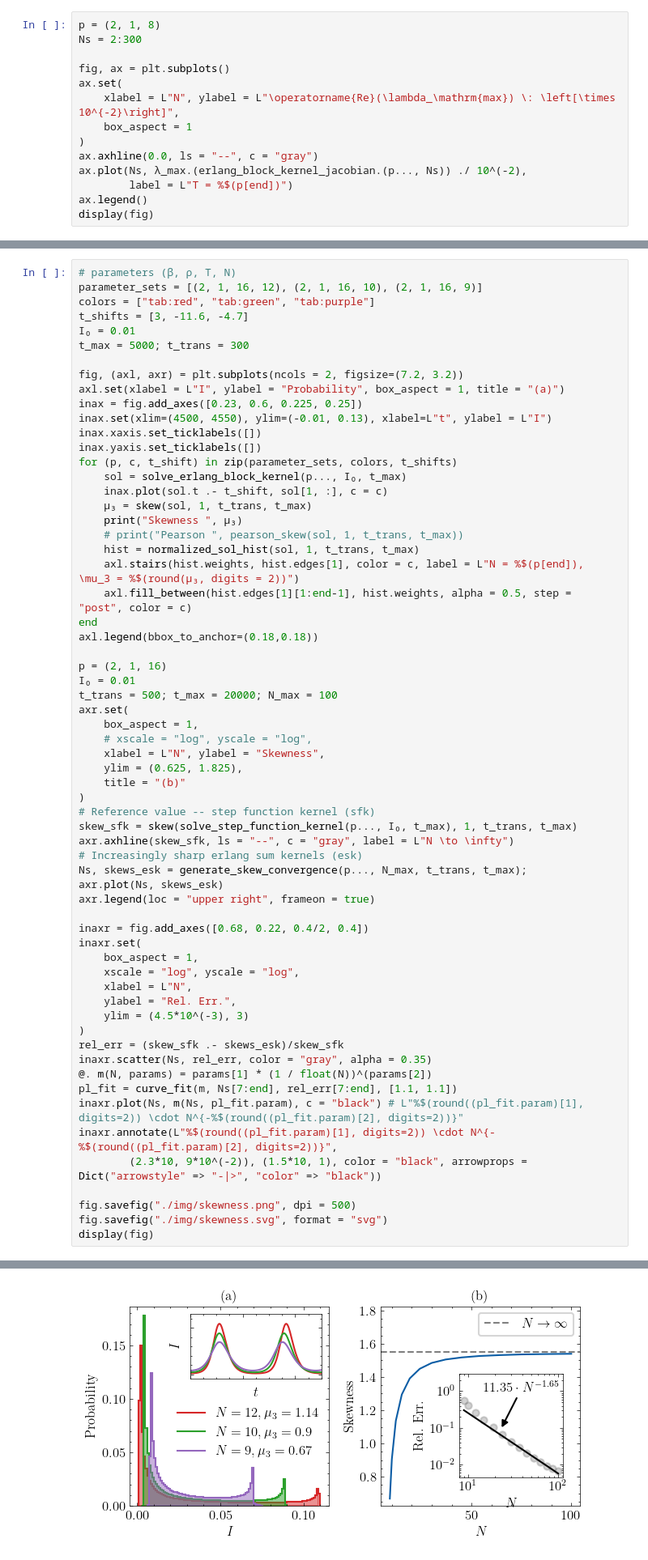
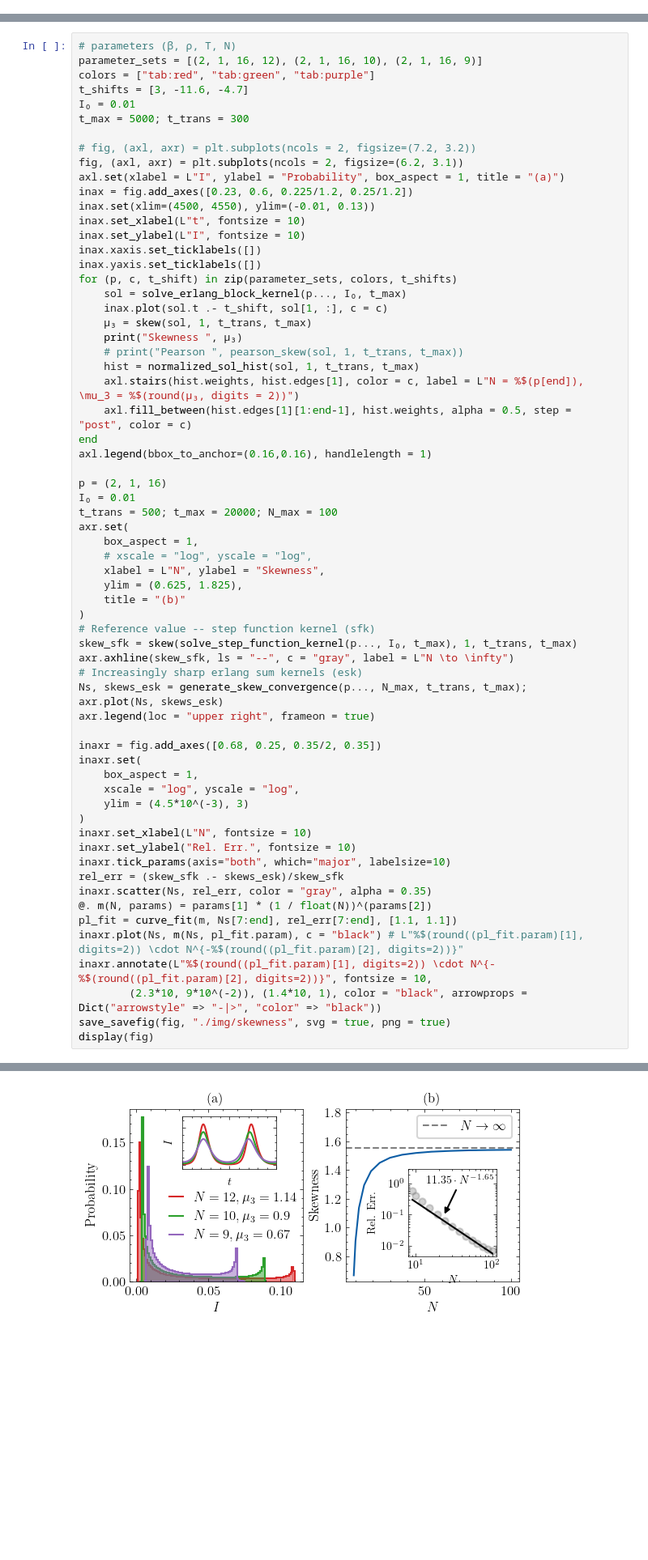
Before and after one commit to ISCOTTYI/sirs-oscillations, a Jupyter notebook: numerical_analysis.ipynb, the cells around one changed output, grey strips where cells are left out. Shown at 81% size. Cells and saved outputs as stored; diff of their text form; blank space fills up the shorter version.

```diff
--- a/numerical_analysis.ipynb
+++ b/numerical_analysis.ipynb
@@ -241,14 +256,0 @@ display(fig)
-# %%
-p = (2, 1, 8)
-Ns = 2:300
-
-fig, ax = plt.subplots()
-ax.set(
-    xlabel = L"N", ylabel = L"\operatorname{Re}(\lambda_\mathrm{max}) \: \left[\times 10^{-2}\right]",
-    box_aspect = 1
-)
-ax.axhline(0.0, ls = "--", c = "gray")
-ax.plot(Ns, λ_max.(erlang_block_kernel_jacobian.(p..., Ns)) ./ 10^(-2),
-        label = L"T = %$(p[end])")
-ax.legend()
-display(fig)
@@ -289,10 +289,13 @@ t_shifts = [3, -11.6, -4.7]
 I₀ = 0.01
 t_max = 5000; t_trans = 300
 
-fig, (axl, axr) = plt.subplots(ncols = 2, figsize=(7.2, 3.2))
+# fig, (axl, axr) = plt.subplots(ncols = 2, figsize=(7.2, 3.2))
+fig, (axl, axr) = plt.subplots(ncols = 2, figsize=(6.2, 3.1))
 axl.set(xlabel = L"I", ylabel = "Probability", box_aspect = 1, title = "(a)")
-inax = fig.add_axes([0.23, 0.6, 0.225, 0.25])
-inax.set(xlim=(4500, 4550), ylim=(-0.01, 0.13), xlabel=L"t", ylabel = L"I")
+inax = fig.add_axes([0.23, 0.6, 0.225/1.2, 0.25/1.2])
+inax.set(xlim=(4500, 4550), ylim=(-0.01, 0.13))
+inax.set_xlabel(L"t", fontsize = 10)
+inax.set_ylabel(L"I", fontsize = 10)
 inax.xaxis.set_ticklabels([])
 inax.yaxis.set_ticklabels([])
 for (p, c, t_shift) in zip(parameter_sets, colors, t_shifts)
@@ -305,48 +308,47 @@ for (p, c, t_shift) in zip(parameter_sets, colors, t_shifts)
     axl.stairs(hist.weights, hist.edges[1], color = c, label = L"N = %$(p[end]), \mu_3 = %$(round(μ₃, digits = 2))")
     axl.fill_between(hist.edges[1][1:end-1], hist.weights, alpha = 0.5, step = "post", color = c)
 end
-axl.legend(bbox_to_anchor=(0.18,0.18))
+axl.legend(bbox_to_anchor=(0.16,0.16), handlelength = 1)
 
 p = (2, 1, 16)
 I₀ = 0.01
 t_trans = 500; t_max = 20000; N_max = 100
 axr.set(
     box_aspect = 1,
     # xscale = "log", yscale = "log",
     xlabel = L"N", ylabel = "Skewness",
     ylim = (0.625, 1.825),
     title = "(b)"
 )
 # Reference value -- step function kernel (sfk)
 skew_sfk = skew(solve_step_function_kernel(p..., I₀, t_max), 1, t_trans, t_max)
 axr.axhline(skew_sfk, ls = "--", c = "gray", label = L"N \to \infty")
 # Increasingly sharp erlang sum kernels (esk)
 Ns, skews_esk = generate_skew_convergence(p..., N_max, t_trans, t_max);
 axr.plot(Ns, skews_esk)
 axr.legend(loc = "upper right", frameon = true)
 
-inaxr = fig.add_axes([0.68, 0.22, 0.4/2, 0.4])
+inaxr = fig.add_axes([0.68, 0.25, 0.35/2, 0.35])
 inaxr.set(
     box_aspect = 1,
     xscale = "log", yscale = "log",
-    xlabel = L"N",
-    ylabel = "Rel. Err.",
     ylim = (4.5*10^(-3), 3)
 )
+inaxr.set_xlabel(L"N", fontsize = 10)
+inaxr.set_ylabel("Rel. Err.", fontsize = 10)
+inaxr.tick_params(axis="both", which="major", labelsize=10)
 rel_err = (skew_sfk .- skews_esk)/skew_sfk
 inaxr.scatter(Ns, rel_err, color = "gray", alpha = 0.35)
 @. m(N, params) = params[1] * (1 / float(N))^(params[2])
 pl_fit = curve_fit(m, Ns[7:end], rel_err[7:end], [1.1, 1.1])
 inaxr.plot(Ns, m(Ns, pl_fit.param), c = "black") # L"%$(round((pl_fit.param)[1], digits=2)) \cdot N^{-%$(round((pl_fit.param)[2], digits=2))}"
-inaxr.annotate(L"%$(round((pl_fit.param)[1], digits=2)) \cdot N^{-%$(round((pl_fit.param)[2], digits=2))}",
-        (2.3*10, 9*10^(-2)), (1.5*10, 1), color = "black", arrowprops = Dict("arrowstyle" => "-|>", "color" => "black"))
-
-fig.savefig("./img/skewness.png", dpi = 500)
-fig.savefig("./img/skewness.svg", format = "svg")
+inaxr.annotate(L"%$(round((pl_fit.param)[1], digits=2)) \cdot N^{-%$(round((pl_fit.param)[2], digits=2))}", fontsize = 10,
+        (2.3*10, 9*10^(-2)), (1.4*10, 1), color = "black", arrowprops = Dict("arrowstyle" => "-|>", "color" => "black"))
+save_savefig(fig, "./img/skewness", svg = true, png = true)
 display(fig)
 # %% [output]
 Skewness 1.135275086377799Skewness 0.9028046792527811Skewness 0.6703469297278891
-[figure, old version]
+[figure, new version]
 # %% [markdown]
 ## Eigenvalues
 # %%
```
Also changed, not shown: parts of 26 cells of this notebook, 16 other files.
